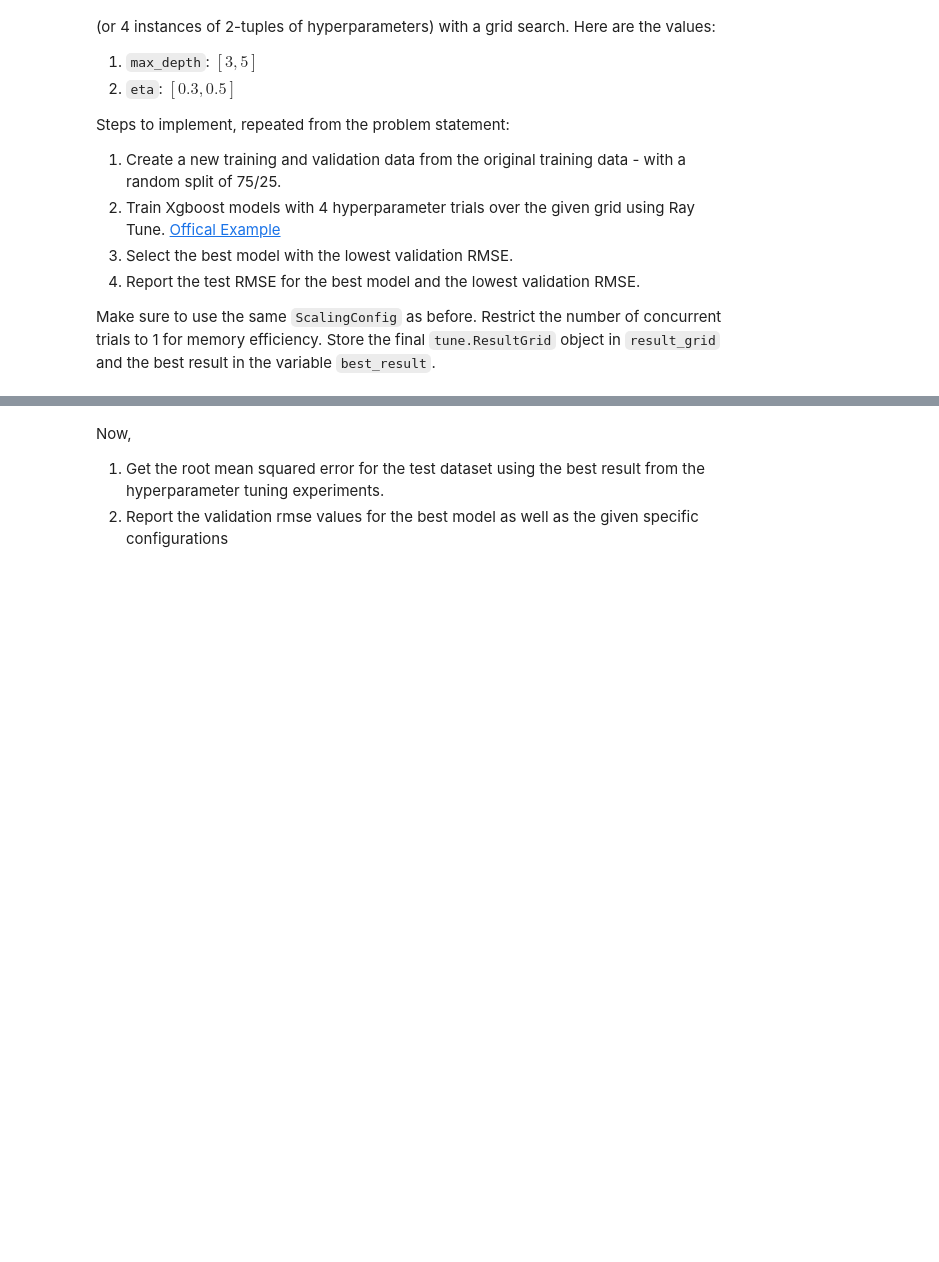
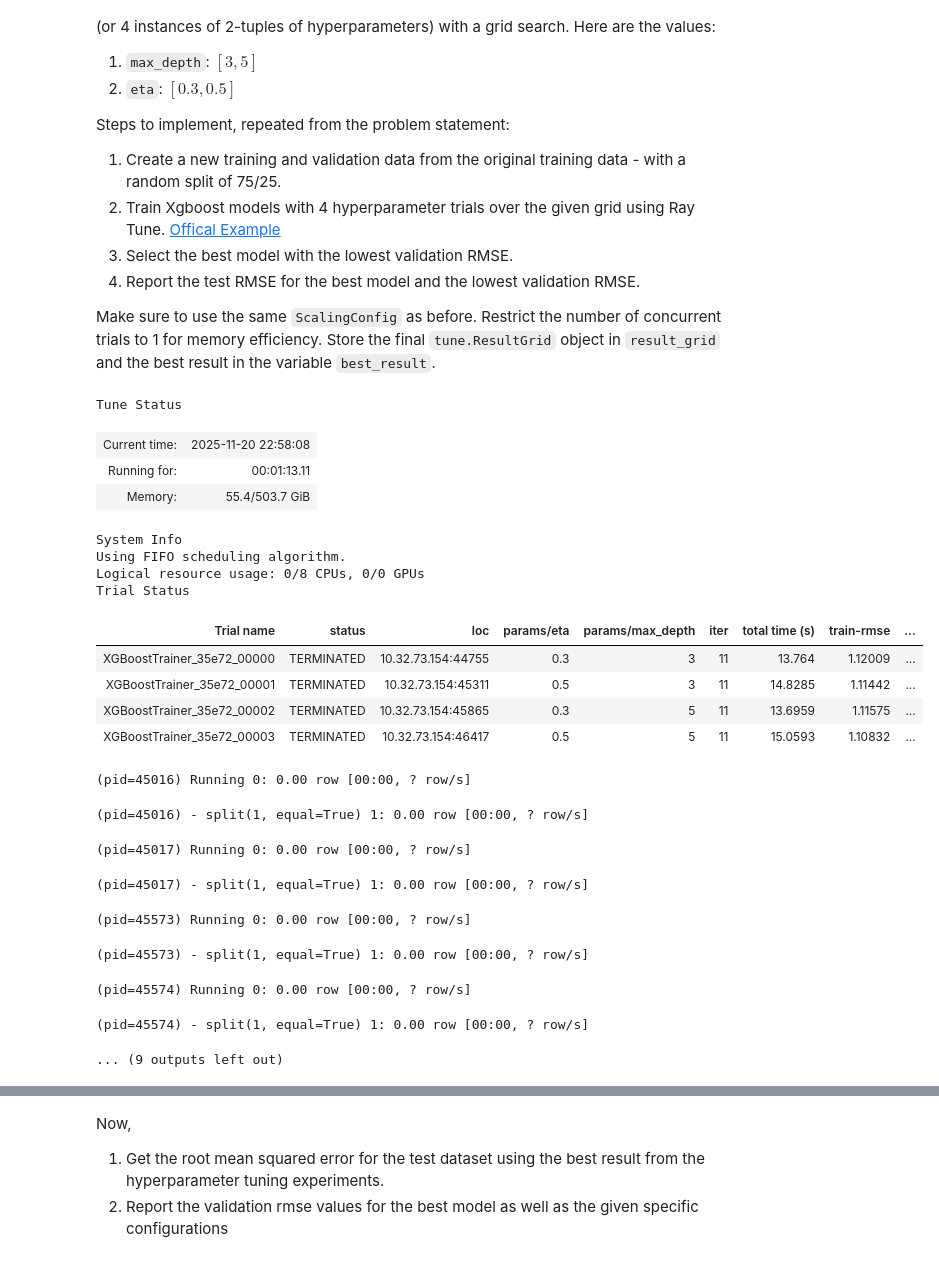
Before and after one commit to rsm-wew068/dsc204-scalable-data-systems, a Jupyter notebook: pa3/Task2.ipynb, the cells around one changed output, grey strips where cells are left out. Drawn from its saved outputs; the diff is of its cells as text; code cells hidden in the pictures; blank space fills up the shorter version.

```diff
--- a/pa3/Task2.ipynb
+++ b/pa3/Task2.ipynb
@@ -24,4 +137,4 @@ from ray.train import ScalingConfig, RunConfig
 # %%
 # load the preprocessed dataset as dense vectors in the parquet format
-train_data_path=os.path.expanduser("ml_features_train.parquet")
+train_data_path=os.path.expanduser("~/public/pa3/ml_features_train.parquet")
 train_data = ray.data.read_parquet(train_data_path)
@@ -141,2 +331,71 @@ raise NotImplementedError()
+# %%
+from ray import tune
+
+# store your answers in these
+best_result = None
+result_grid = None
+
+# Split the dataset into training and validation sets (75/25 split)
+train_ds, valid_ds = train_data.train_test_split(test_size=0.25, seed=seed)
+
+# Define the XGBoostTrainer with static configurations
+trainer = XGBoostTrainer(
+    label_column="overall",
+    params={
+        "objective": "reg:squarederror",
+    },
+    scaling_config=ScalingConfig(
+        num_workers=1,
+        use_gpu=False,
+        resources_per_worker={"CPU": 2},
+    ),
+    run_config=RunConfig(storage_path="~/private/ray_results"),
+    datasets={"train": train_ds, "validation": valid_ds},
+)
+
+# Define the Tuner for hyperparameter grid search
+tuner = tune.Tuner(
+    trainer,
+    param_space={
+        "params": {
+            "max_depth": tune.grid_search([3, 5]),
+            "eta": tune.grid_search([0.3, 0.5]),
+        }
+    },
+    tune_config=tune.TuneConfig(
+        max_concurrent_trials=1,
+        metric="validation-rmse",
+        mode="min",
+    ),
+)
+
+# Execute the tuning process
+result_grid = tuner.fit()
+
+# Retrieve the best result based on validation RMSE
+best_result = result_grid.get_best_result(metric="validation-rmse", mode="min")
+# %% [output]
+Tune Status
+| Current time: | 2025-11-20 22:58:08 |
+| Running for: | 00:01:13.11 |
+| Memory: | 55.4/503.7 GiB |
+System Info
+Using FIFO scheduling algorithm.
+Logical resource usage: 0/8 CPUs, 0/0 GPUs
+Trial Status
+| Trial name | status | loc | params/eta | params/max_depth | iter | total time (s) | train-rmse | ... |
+| XGBoostTrainer_35e72_00000 | TERMINATED | 10.32.73.154:44755 | 0.3 | 3 | 11 | 13.764 | 1.12009 | ... |
+| XGBoostTrainer_35e72_00001 | TERMINATED | 10.32.73.154:45311 | 0.5 | 3 | 11 | 14.8285 | 1.11442 | ... |
+| XGBoostTrainer_35e72_00002 | TERMINATED | 10.32.73.154:45865 | 0.3 | 5 | 11 | 13.6959 | 1.11575 | ... |
+| XGBoostTrainer_35e72_00003 | TERMINATED | 10.32.73.154:46417 | 0.5 | 5 | 11 | 15.0593 | 1.10832 | ... |
+(pid=45016) Running 0: 0.00 row [00:00, ? row/s]
+(pid=45016) - split(1, equal=True) 1: 0.00 row [00:00, ? row/s]
+(pid=45017) Running 0: 0.00 row [00:00, ? row/s]
+(pid=45017) - split(1, equal=True) 1: 0.00 row [00:00, ? row/s]
+(pid=45573) Running 0: 0.00 row [00:00, ? row/s]
+(pid=45573) - split(1, equal=True) 1: 0.00 row [00:00, ? row/s]
+(pid=45574) Running 0: 0.00 row [00:00, ? row/s]
+(pid=45574) - split(1, equal=True) 1: 0.00 row [00:00, ? row/s]
+... (9 outputs left out)
 # %%
 print(best_result)
```
Also changed, not shown: parts of 17 cells of this notebook, 2 other files.
